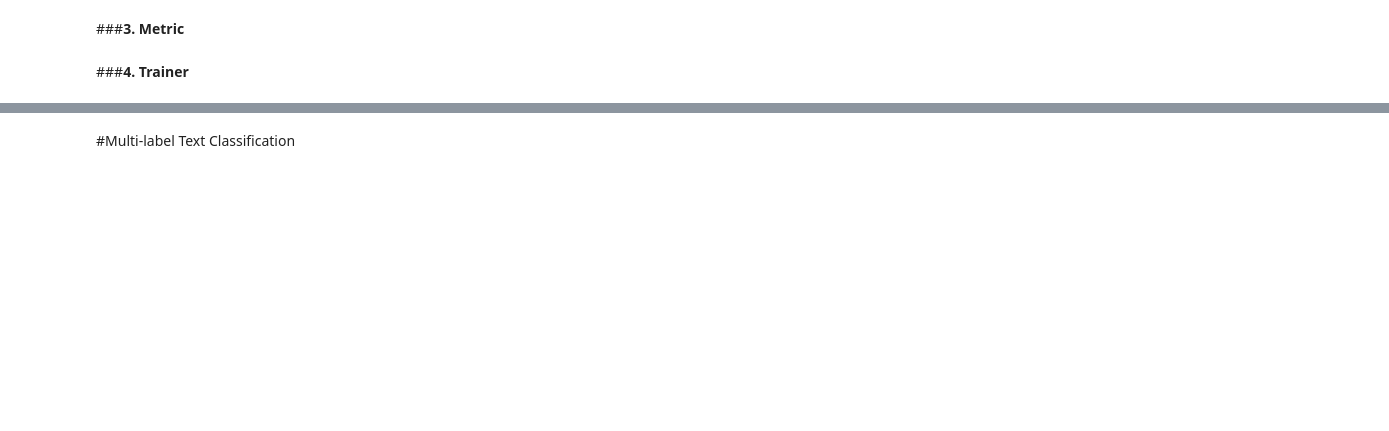
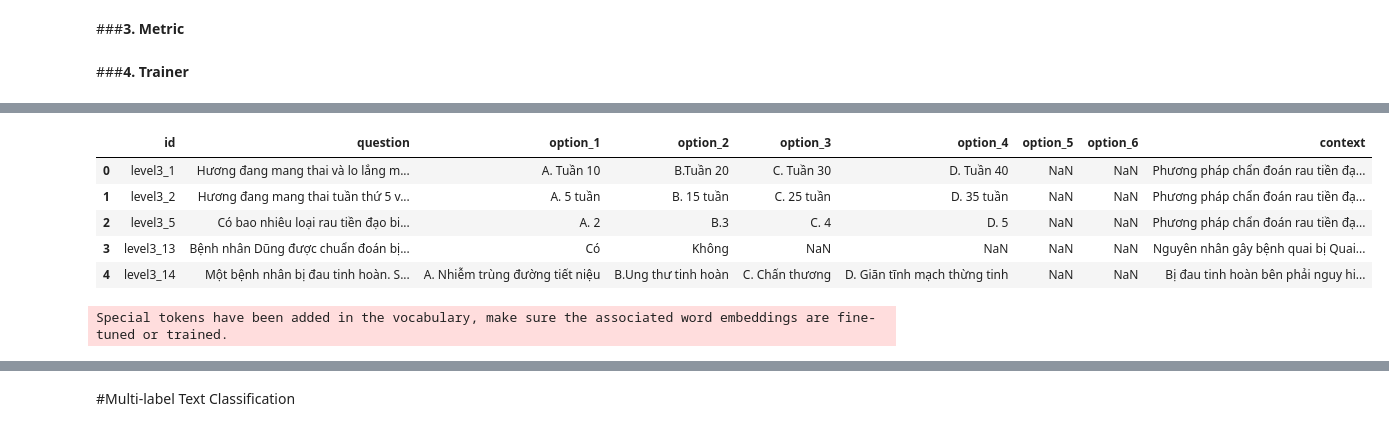
Before and after one commit to trungdung211/KalapaMedicalQA, a Jupyter notebook: ViMedicalMCQA/[colab]-MedMCQA-Classification-Approach.ipynb, the cells around one changed output, grey strips where cells are left out. Drawn from its saved outputs; the diff is of its cells as text; code cells hidden in the pictures; blank space fills up the shorter version.

```diff
--- a/ViMedicalMCQA/[colab]-MedMCQA-Classification-Approach.ipynb
+++ b/ViMedicalMCQA/[colab]-MedMCQA-Classification-Approach.ipynb
@@ -197,4 +205,35 @@ KeyboardInterrupt: ignored
 # %%
 import pandas as pd
-df = pd.read_csv("./data/public_test_with_context_en.csv")
+df = pd.read_csv("./data/public_test_with_context.csv")
+# %%
+df.head()
+# %% [output]
+|  | id | question | option_1 | option_2 | option_3 | option_4 | option_5 | option_6 | context |
+| 0 | level3_1 | Hương đang mang thai và lo lắng m... | A. Tuần 10 | B.Tuần 20 | C. Tuần 30 | D. Tuần 40 | NaN | NaN | Phương pháp chẩn đoán rau tiền đạ... |
+| 1 | level3_2 | Hương đang mang thai tuần thứ 5 v... | A. 5 tuần | B. 15 tuần | C. 25 tuần | D. 35 tuần | NaN | NaN | Phương pháp chẩn đoán rau tiền đạ... |
+| 2 | level3_5 | Có bao nhiêu loại rau tiền đạo bi... | A. 2 | B.3 | C. 4 | D. 5 | NaN | NaN | Phương pháp chẩn đoán rau tiền đạ... |
+| 3 | level3_13 | Bệnh nhân Dũng được chuẩn đoán bị... | Có | Không | NaN | NaN | NaN | NaN | Nguyên nhân gây bệnh quai bị Quai... |
+| 4 | level3_14 | Một bệnh nhân bị đau tinh hoàn. S... | A. Nhiễm trùng đường tiết niệu | B.Ung thư tinh hoàn | C. Chấn thương | D. Giãn tĩnh mạch thừng tinh | NaN | NaN | Bị đau tinh hoàn bên phải nguy hi... |
+# %%
+from transformers import AutoTokenizer, AutoModelForSequenceClassification
+from peft import get_peft_model, LoraConfig, TaskType
+
+# model_name = "vinai/phobert-base"
+model_name = "./model/vinai/phobert-base/checkpoint-4000"
+
+tokenizer = AutoTokenizer.from_pretrained(
+    model_name,
+    num_labels=num_labels,
+    label2id=label2id,
+    id2label=id2label,
+    use_fast=True
+)
+
+model = AutoModelForSequenceClassification.from_pretrained(
+    model_name,
+    # f"./model/{model_name}/checkpoint-1000",
+    num_labels=num_labels
+)
+# %% [output]
+Special tokens have been added in the vocabulary, make sure the associated word embeddings are fine-tuned or trained.
 # %%
```
Also changed, not shown: parts of 9 cells of this notebook.
